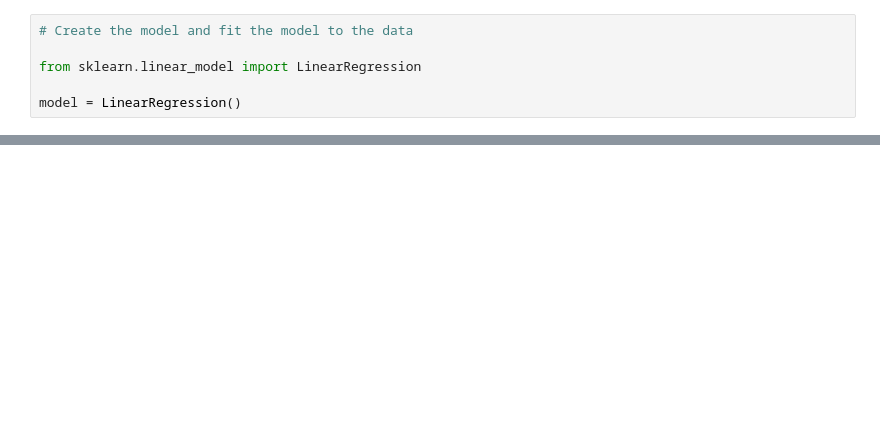
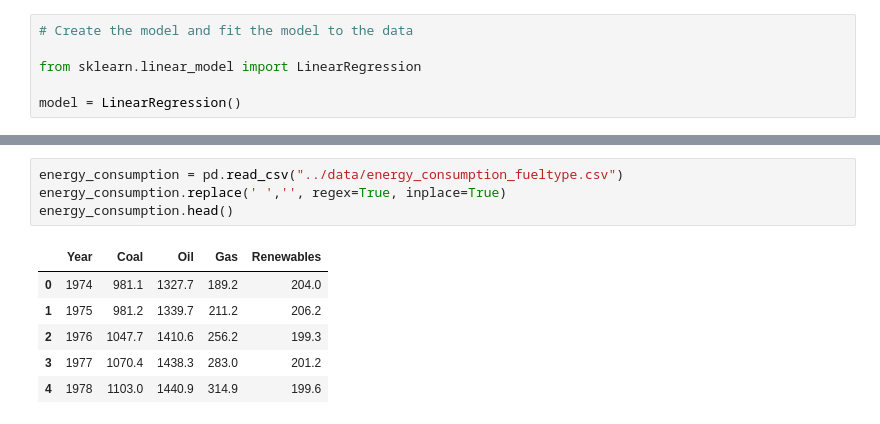
Before and after one commit to Carly-Jane/Australian_Energy_Insights, a Jupyter notebook: notebooks/machine_learning.ipynb, the cells around one changed output, grey strips where cells are left out. Saved outputs shown, nothing was run; the diff lists cells and outputs as text; blank space fills up the shorter version.

```diff
--- a/notebooks/machine_learning.ipynb
+++ b/notebooks/machine_learning.ipynb
@@ -50,0 +280,11 @@ print(f"MSE: {MSE}, R2: {r2}")
+# %%
+energy_consumption = pd.read_csv("../data/energy_consumption_fueltype.csv")
+energy_consumption.replace(' ','', regex=True, inplace=True)
+energy_consumption.head()
+# %% [output]
+|  | Year | Coal | Oil | Gas | Renewables |
+| 0 | 1974 | 981.1 | 1327.7 | 189.2 | 204.0 |
+| 1 | 1975 | 981.2 | 1339.7 | 211.2 | 206.2 |
+| 2 | 1976 | 1047.7 | 1410.6 | 256.2 | 199.3 |
+| 3 | 1977 | 1070.4 | 1438.3 | 283.0 | 201.2 |
+| 4 | 1978 | 1103.0 | 1440.9 | 314.9 | 199.6 |
```
Also changed, not shown: parts of 38 cells of this notebook, 10 other files.
